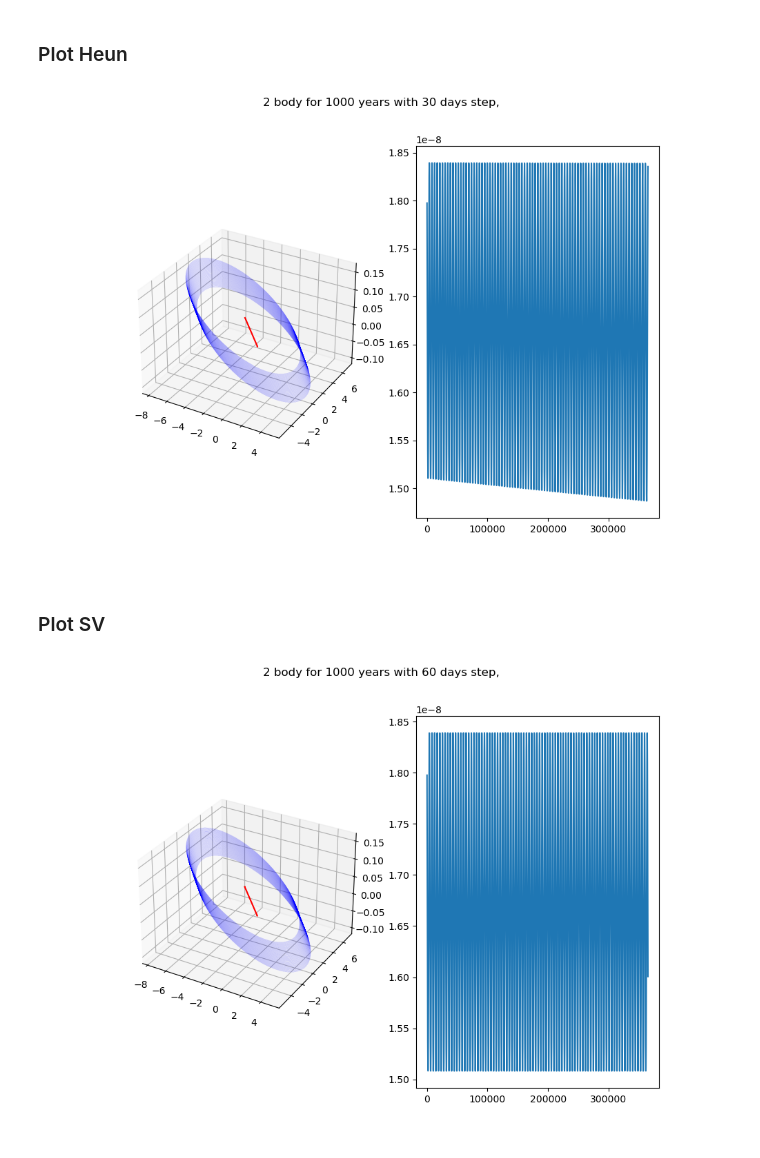
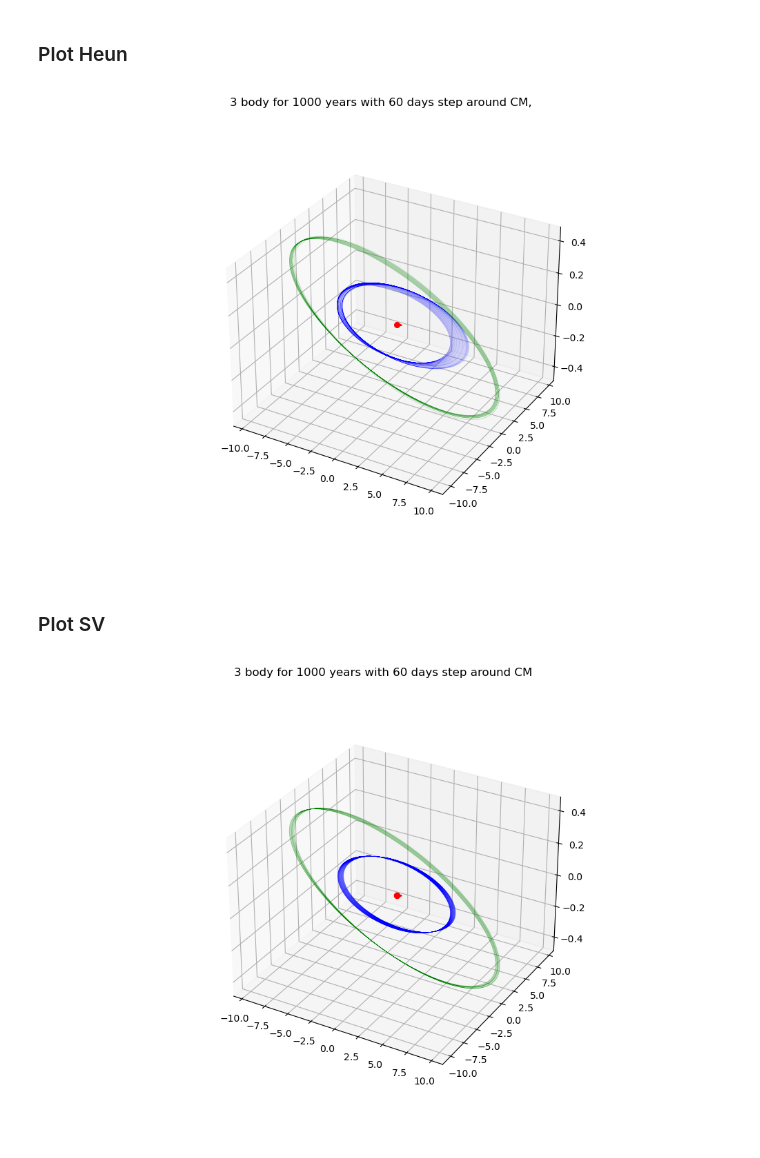
Before and after one commit to ColinDucarme/LPHYS1303---Projet, a Jupyter notebook: FD/Celestial_Dynamics.ipynb, the cells around one changed output. Cells and saved outputs as stored; diff of their text form; code cells hidden in the pictures.

```diff
--- a/FD/Celestial_Dynamics.ipynb
+++ b/FD/Celestial_Dynamics.ipynb
@@ -52,7 +51,7 @@ def Init_Cond_Cart(N,masses,CM='Sun',*args):
             j = i*3
             pos_init[j:j+3] = args[i][0] - R
             mom_init[j:j+3] = args[i][1]*masses[i]
-
+        mom_init[0:3] = -mom_init[3:6]
     return pos_init, mom_init
 
 def distance(x1,x2):
@@ -214,12 +213,13 @@ def SV(masses, pos_init, mom_init, dt, tmax):
 ### Calculs
 # %%
 # Conditions initiales
-N_body = 2
+N_body = 3
+CM = 'CM'
 Sun = np.array([[0.,0.,0.],[0.,0.,0.]])
 Jup = str_to_array('2.6807183991192	4.2376882009144	-0.0775794762921	-0.0064704852640	0.0043936416864	0.0001265165527')
 Sat = str_to_array('9.2153487161163	-3.0079449145055	-0.3144552049022	0.0014174222493	0.0052972607496	-0.0001485973811')
 # print(Jup,'\n',Sat)
-pos_init, mom_init = Init_Cond_Cart(N_body,masses,'Sun',Sun,Jup,Sat)
+pos_init, mom_init = Init_Cond_Cart(N_body,masses,CM,Sun,Jup,Sat)
 # print(pos_init,'\n',mom_init)
 
 dt = 60 # nbre de jours par dt
@@ -255,31 +255,31 @@ NameError: name 'solEul' is not defined
 ### Plot Heun
 # %%
 fig= plt.figure(figsize=(10,7))
-fig.suptitle('{} body for {} years with {} days step, '.format(N_body,N_tmax,dt))
-ax1 = fig.add_subplot(1,2,1,projection='3d')
-# ax1.scatter(0,0,0,c='red',s=20)
+fig.suptitle('{} body for {} years with {} days step around {} '.format(N_body,N_tmax,dt,CM))
+ax1 = fig.add_subplot(1,1,1,projection='3d')
+ax1.scatter(solHeun['pos'][0,0],solHeun['pos'][1,0],solHeun['pos'][2,0],c='red',s=30)
 ax1.plot(solHeun['pos'][0,:],solHeun['pos'][1,:],solHeun['pos'][2,:],c='red')
 ax1.plot(solHeun['pos'][3,:],solHeun['pos'][4,:],solHeun['pos'][5,:],c='blue',linewidth=.05)
-# ax1.plot(solHeun['pos'][6,:],solHeun['pos'][7,:],solHeun['pos'][8,:],c='green',linewidth=.05)
-ax2 = fig.add_subplot(1,2,2)
-ax2.plot(solHeun['t'],solHeun['E'])
+ax1.plot(solHeun['pos'][6,:],solHeun['pos'][7,:],solHeun['pos'][8,:],c='green',linewidth=.05)
+# ax2 = fig.add_subplot(1,2,2)
+# ax2.plot(solHeun['t'],solHeun['E'])
 
 plt.show()
 # %% [output]
-[figure, old version]
+[figure, new version]
 # %% [markdown]
 ### Plot SV
 # %%
 fig= plt.figure(figsize=(10,7))
-fig.suptitle('{} body for {} years with {} days step, '.format(N_body,N_tmax,dt))
-ax1 = fig.add_subplot(1,2,1,projection='3d')
-# ax1.scatter(0,0,0,c='red',s=20)
+fig.suptitle('{} body for {} years with {} days step around {}'.format(N_body,N_tmax,dt,CM))
+ax1 = fig.add_subplot(1,1,1,projection='3d')
+ax1.scatter(solSV['pos'][0,0],solSV['pos'][1,0],solSV['pos'][2,0],c='red',s=35)
 ax1.plot(solSV['pos'][0,:],solSV['pos'][1,:],solSV['pos'][2,:],c='red')
 ax1.plot(solSV['pos'][3,:],solSV['pos'][4,:],solSV['pos'][5,:],c='blue',linewidth=.05)
-# ax1.plot(solSV['pos'][6,:],solSV['pos'][7,:],solSV['pos'][8,:],c='green',linewidth=.05)
-ax2 = fig.add_subplot(1,2,2)
-ax2.plot(solSV['t'],solSV['E'])
+ax1.plot(solSV['pos'][6,:],solSV['pos'][7,:],solSV['pos'][8,:],c='green',linewidth=.05)
+# ax2 = fig.add_subplot(1,2,2)
+# ax2.plot(solSV['t'],solSV['E'])
 
 plt.show()
 # %% [output]
-[figure, old version]
+[figure, new version]
```
Also changed, not shown: parts of 1 cell of this notebook.
